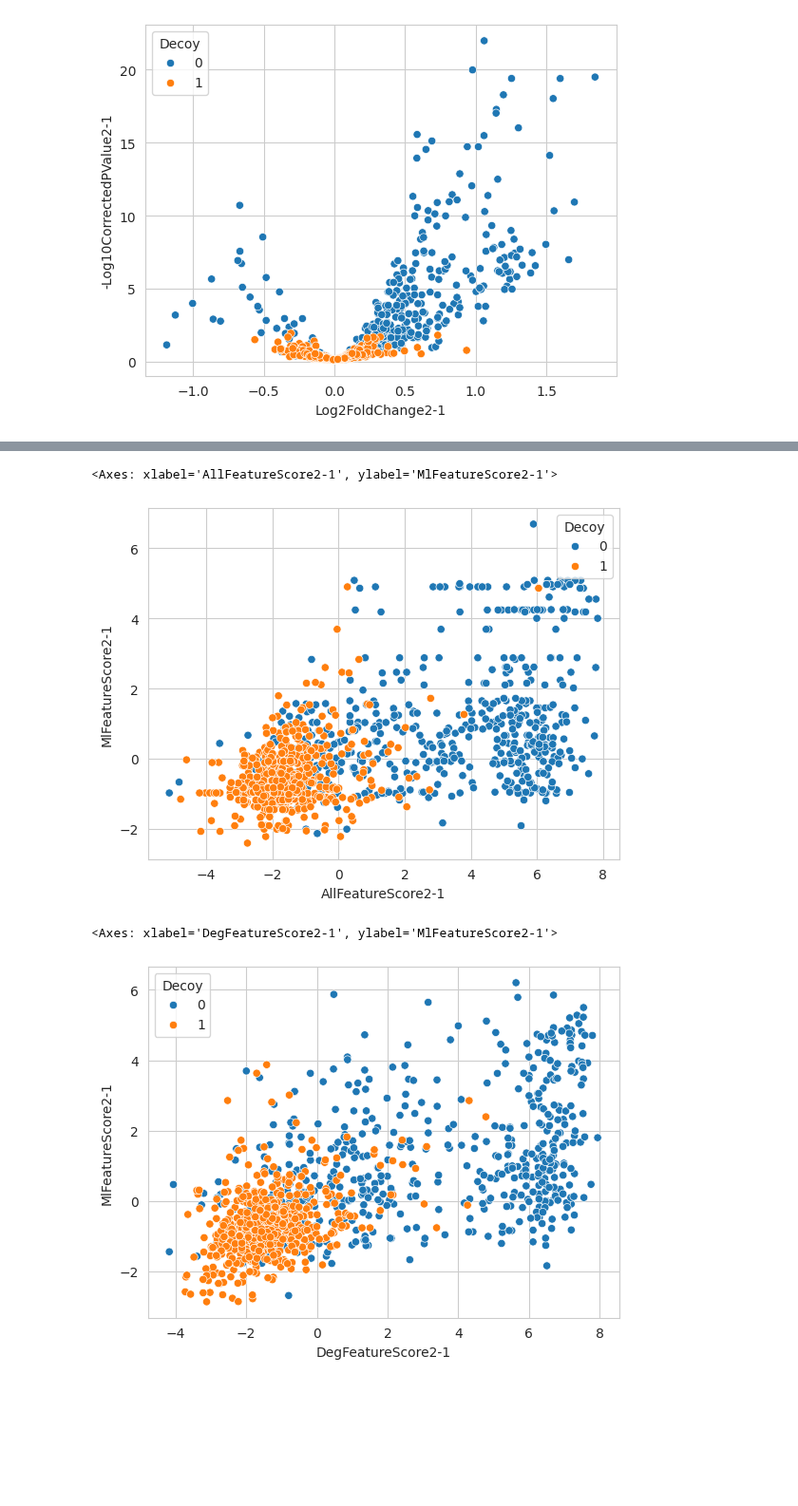
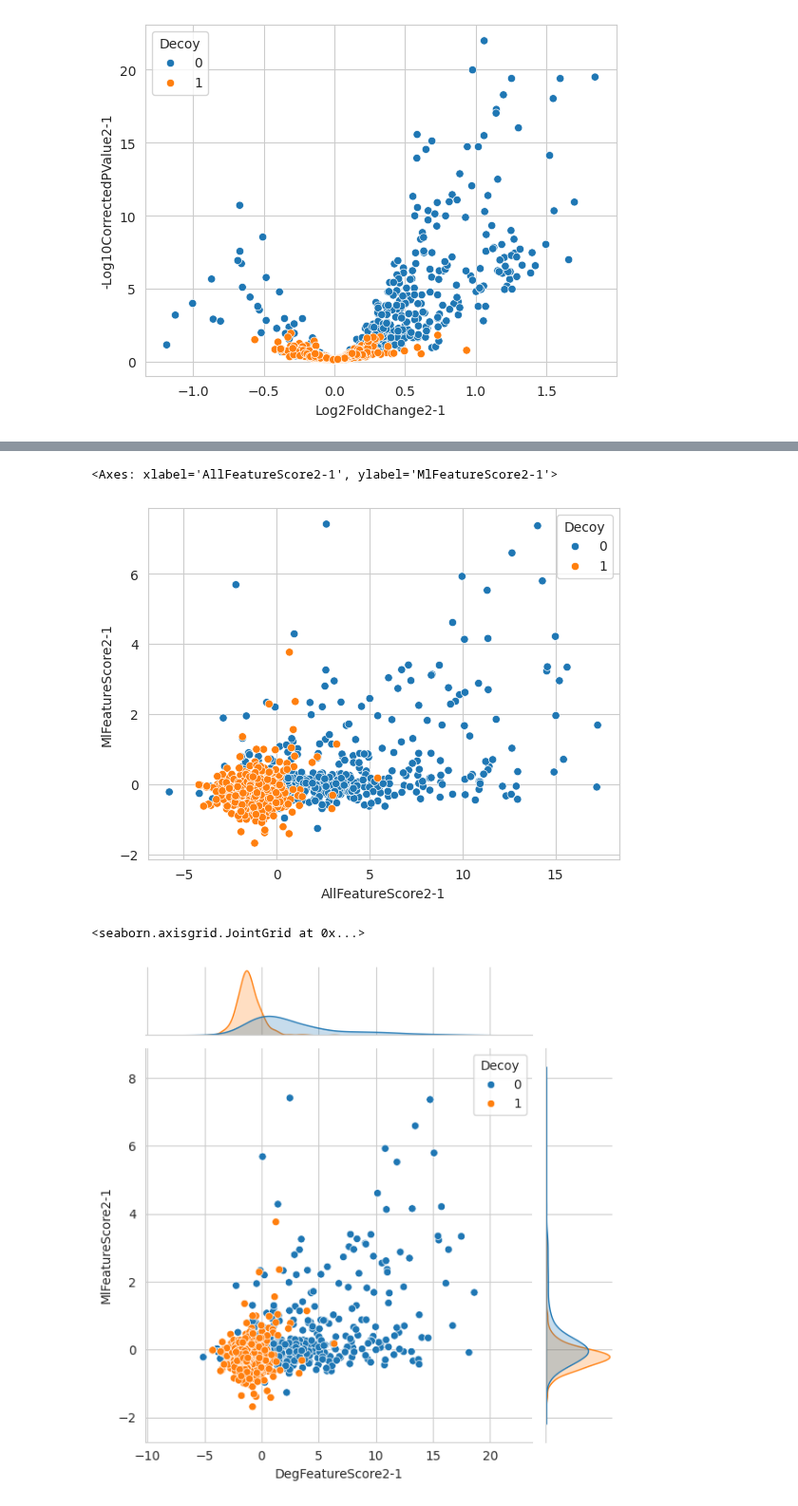
Before and after one commit to InfectionMedicineProteomics/DPKS, a Jupyter notebook: notebooks/fdr.ipynb, the cells around one changed output, grey strips where cells are left out. Shown at 95% size. Saved outputs shown, nothing was run; the diff lists cells and outputs as text; code cells hidden in the pictures; blank space fills up the shorter version.

Commit message:
Fixes to decoy annotation and FDR evaluation for feature selection

```diff
--- a/notebooks/fdr.ipynb
+++ b/notebooks/fdr.ipynb
@@ -54,7 +50,7 @@ qm.to_df()
 | 553 | O00194 | 20.297072 | 18.757433 | 19.234832 | 18.693367 | 18.556289 | 18.506300 | ... |
 554 rows × 198 columns
 # %%
-qm_decoys_added = qm.append(
+qm_decoys_added = qm.annotate().append(
     method="shuffle",
     feature_column="Protein"
 )
@@ -142,9 +149,5 @@ sns.scatterplot(
 # %%
-from sklearn.ensemble import HistGradientBoostingClassifier
-
-clf = HistGradientBoostingClassifier(
-    max_depth=3,
-)
+clf = LogisticRegression()
 
 qm_decoys_added = qm_decoys_added.evaluate(
     clf,
@@ -152,29 +155,30 @@ qm_decoys_added = qm_decoys_added.evaluate(
     method="ml"
 )
 
-clf = HistGradientBoostingClassifier(
-    max_depth=3,
-)
-
-
 qm_decoys_added = qm_decoys_added.evaluate(
     clf,
     comparisons=[(2, 1)],
     method="deg"
 )
 
-clf = HistGradientBoostingClassifier(
-    max_depth=3,
-)
-
-
 qm_decoys_added = qm_decoys_added.evaluate(
     clf,
     comparisons=[(2, 1)],
     method="all"
 )
+
+qm_decoys_added = qm_decoys_added.evaluate(
+    clf,
+    comparisons=[(2, 1)],
+    method="test_1",
+    base_score_columns=[
+        "DEScore",
+        "CorrectedPValue",
+        "Log2FoldChange",
+        "MeanImportance",
+        "MedianImportance"
+    ]
+)
-# %%
-qm_decoys_added = qm_decoys_added.annotate()
 # %%
 qm_decoys_added.row_annotations
 # %% [output]
@@ -302,14 +302,14 @@ sns.scatterplot(
 )
 # %% [output]
 <Axes: xlabel='AllFeatureScore2-1', ylabel='MlFeatureScore2-1'>
-[figure, old version]
+[figure, new version]
 # %%
-sns.scatterplot(
+sns.jointplot(
     data=qm_decoys_added.row_annotations,
     x="DegFeatureScore2-1",
     y="MlFeatureScore2-1",
     hue="Decoy",
 )
 # %% [output]
-<Axes: xlabel='DegFeatureScore2-1', ylabel='MlFeatureScore2-1'>
+<seaborn.axisgrid.JointGrid at 0x...>
-[figure, old version]
+[figure, new version]
```
Also changed, not shown: parts of 21 cells of this notebook, 3 other files.
